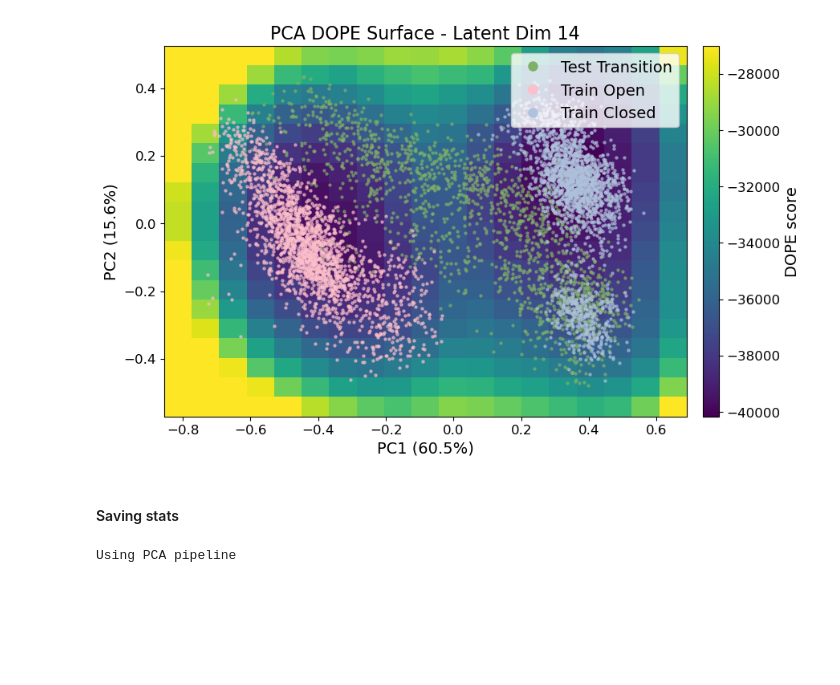
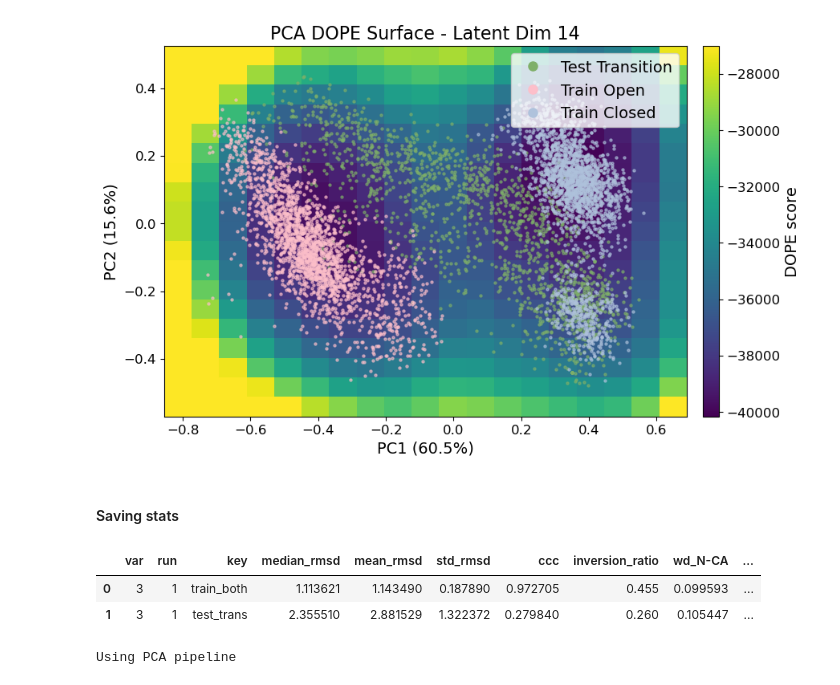
Before and after one commit to briandaniel14/molearn, a Jupyter notebook: analysis/cnn_multi_dim.ipynb, the cells around one changed output. Saved outputs shown, nothing was run; the diff lists cells and outputs as text; code cells hidden in the pictures; blank space fills up the shorter version.

Commit message:
pca all stats

```diff
--- a/analysis/cnn_multi_dim.ipynb
+++ b/analysis/cnn_multi_dim.ipynb
@@ -834,14 +830,26 @@ Computing DOPE scores...
 # %% [markdown]
 #### Saving stats
 # %%
-from analysis.utils import make_hyperlatent_ma
+from utils import make_all_hyperlatent_pca_mas, make_hyperlatent_ma
 
 pca_mas: dict[int, dict[int, MolearnAnalysis]] = {}
-pcas: dict[int, dict[int, PCA]] = {}
 
-for run in RUNS:
-    for var in ALL_VARS:
-        pca_mas = make_hyperlatent_ma(
-            MAs[run][var], pca.transform, pca.inverse_transform
-        )
+KEYS = ["train_both", "test_trans"]
+
+# Creating the pca_mas
+
+pca_mas = make_all_hyperlatent_pca_mas(mas=MAs, runs=[1], varis=[3], keys=KEYS)
+
+get_all_stats(
+    mas=pca_mas,
+    runs=[1],
+    varis=[3],
+    keys=KEYS,
+    save_dir=Path("../statistics/pca_all_stats"),
+    random_state=RANDOM_STATE,
+)
+# %% [output]
+|  | var | run | key | median_rmsd | mean_rmsd | std_rmsd | ccc | inversion_ratio | wd_N-CA | ... |
+| 0 | 3 | 1 | train_both | 1.113621 | 1.143490 | 0.187890 | 0.972705 | 0.455 | 0.099593 | ... |
+| 1 | 3 | 1 | test_trans | 2.355510 | 2.881529 | 1.322372 | 0.279840 | 0.260 | 0.105447 | ... |
 # %%
```
Also changed, not shown: parts of 3 cells of this notebook, 3 other files.
